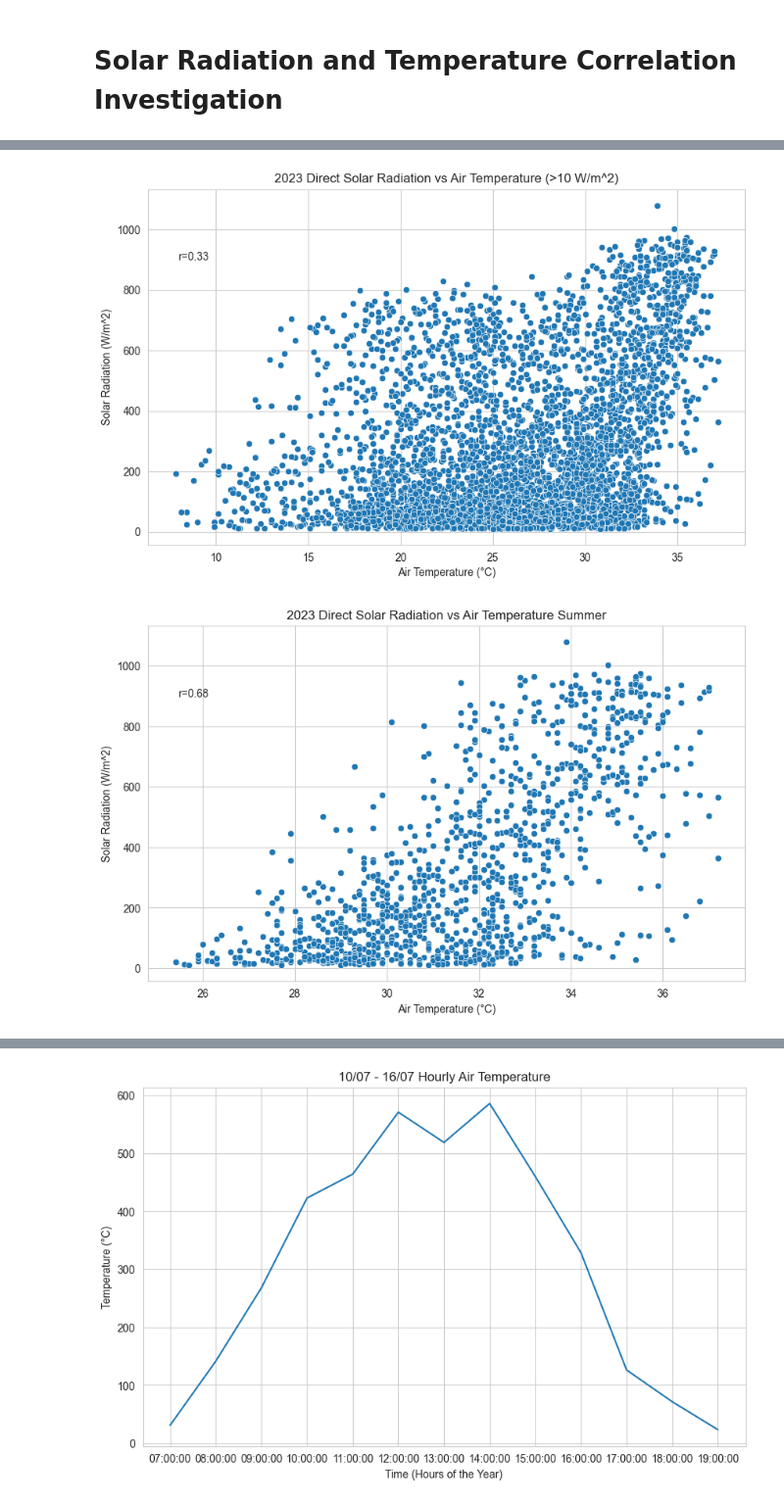
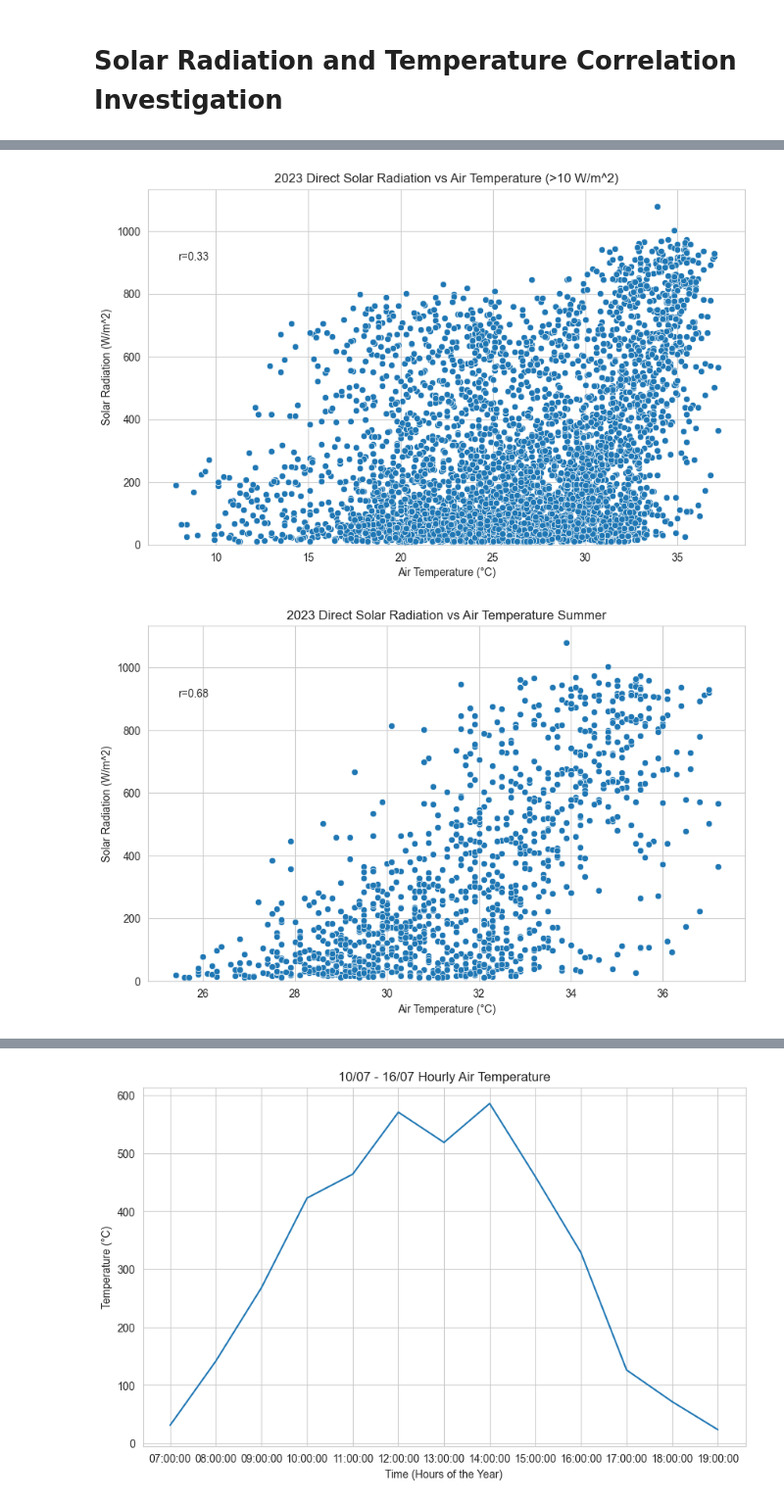
Before and after one commit to marcohl5/ME404_HongKongWeather, a Jupyter notebook: eda.ipynb, the cells around one changed output, grey strips where cells are left out. Shown at 98% size. Drawn from its saved outputs; the diff is of its cells as text; code cells hidden in the pictures.

```diff
--- a/eda.ipynb
+++ b/eda.ipynb
@@ -546,23 +590,24 @@ plt.show()
 # %%
 # Filtering out results where there is no significant solar radiation
 df_soltemp = df[df["sol_rad(W/m^2)"] > 10]
 
 plt.figure(figsize=(10, 6))
 
 sns.scatterplot(x="temp(c)", y="sol_rad(W/m^2)", data=df_soltemp)
 
 # call the scipy function for pearson correlation
 r, p = sp.stats.pearsonr(x=df_soltemp["temp(c)"], y=df_soltemp["sol_rad(W/m^2)"])
 # annotate the pearson correlation coefficient text to 2 decimal places
 ax = plt.gca()
 plt.text(.05, .8, 'r={:.2f}'.format(r), transform=ax.transAxes)
 
 plt.title("2023 Direct Solar Radiation vs Air Temperature (>10 W/m^2)")
 plt.ylabel("Solar Radiation (W/m^2)")
 plt.xlabel("Air Temperature (°C)")
+plt.ylim(bottom=0)
 plt.show()
 # %% [output]
-[figure, old version]
+[figure, new version]
 # %%
 df_soltemp_winter = df_soltemp[(df_soltemp["date"] >= "2023-12-01") | (df_soltemp["date"] < "2023-03-01")].copy()
 df_soltemp_summer = df_soltemp[(df_soltemp["date"] >= "2023-06-01") & (df_soltemp["date"] < "2023-09-01")].copy()
@@ -580,9 +625,10 @@ plt.text(.05, .8, 'r={:.2f}'.format(r), transform=ax.transAxes)
 plt.title("2023 Direct Solar Radiation vs Air Temperature Summer")
 plt.ylabel("Solar Radiation (W/m^2)")
 plt.xlabel("Air Temperature (°C)")
+plt.ylim(bottom=0)
 plt.show()
 # %% [output]
-[figure, old version]
+[figure, new version]
 # %%
 plt.figure(figsize=(10, 6))
 
```
Also changed, not shown: parts of 8 cells of this notebook, 2 other files.
